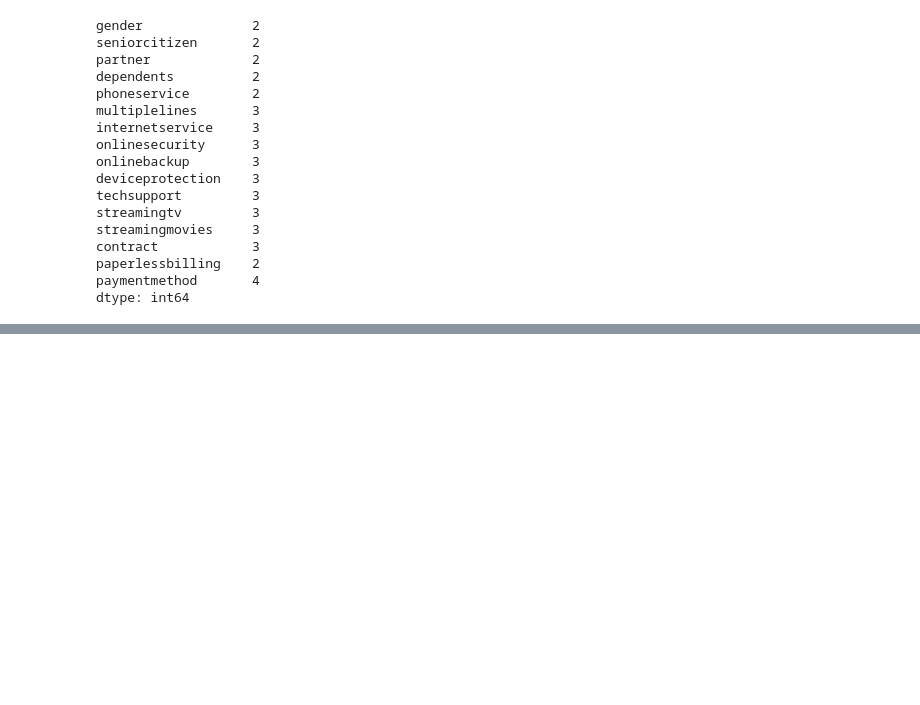
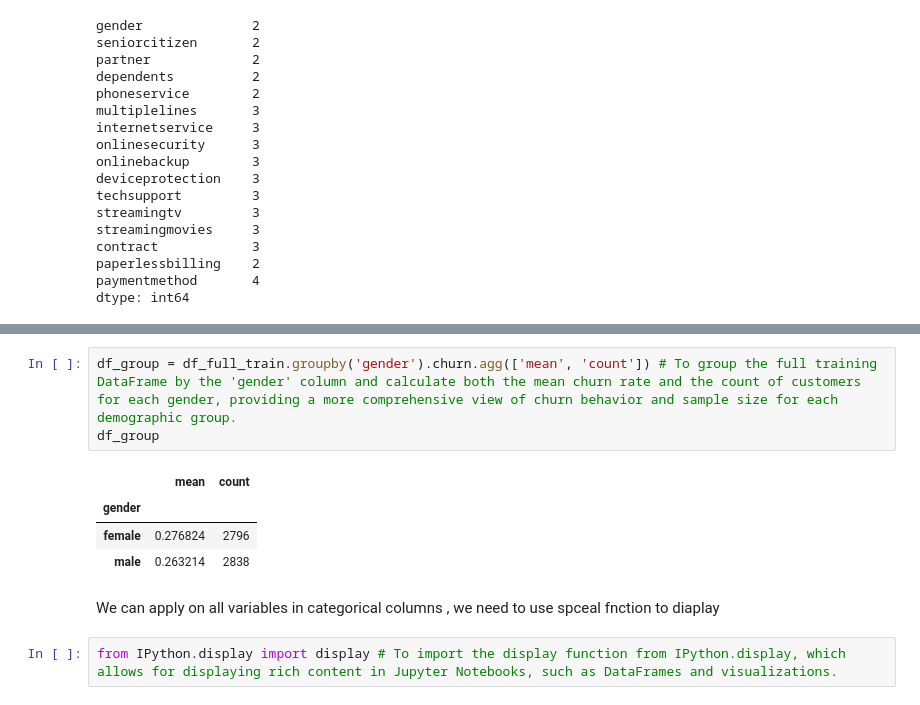
Before and after one commit to Mhdyassin/ML-Projects, a Jupyter notebook: Classification/Churn Model.ipynb, the cells around one changed output, grey strips where cells are left out. Saved outputs shown, nothing was run; the diff lists cells and outputs as text; blank space fills up the shorter version.

```diff
--- a/Classification/Churn Model.ipynb
+++ b/Classification/Churn Model.ipynb
@@ -320,0 +433,12 @@ dtype: int64
+# %%
+df_group = df_full_train.groupby('gender').churn.agg(['mean', 'count']) # To group the full training DataFrame by the 'gender' column and calculate both the mean churn rate and the count of customers for each gender, providing a more comprehensive view of churn behavior and sample size for each demographic group.
+df_group
+# %% [output]
+|  | mean | count |
+| gender |  |  |
+| female | 0.276824 | 2796 |
+| male | 0.263214 | 2838 |
+# %% [markdown]
+We can apply on all variables in categorical columns , we need to use spceal fnction to diaplay
+# %%
+from IPython.display import display # To import the display function from IPython.display, which allows for displaying rich content in Jupyter Notebooks, such as DataFrames and visualizations.
```
Also changed, not shown: parts of 20 cells of this notebook.
